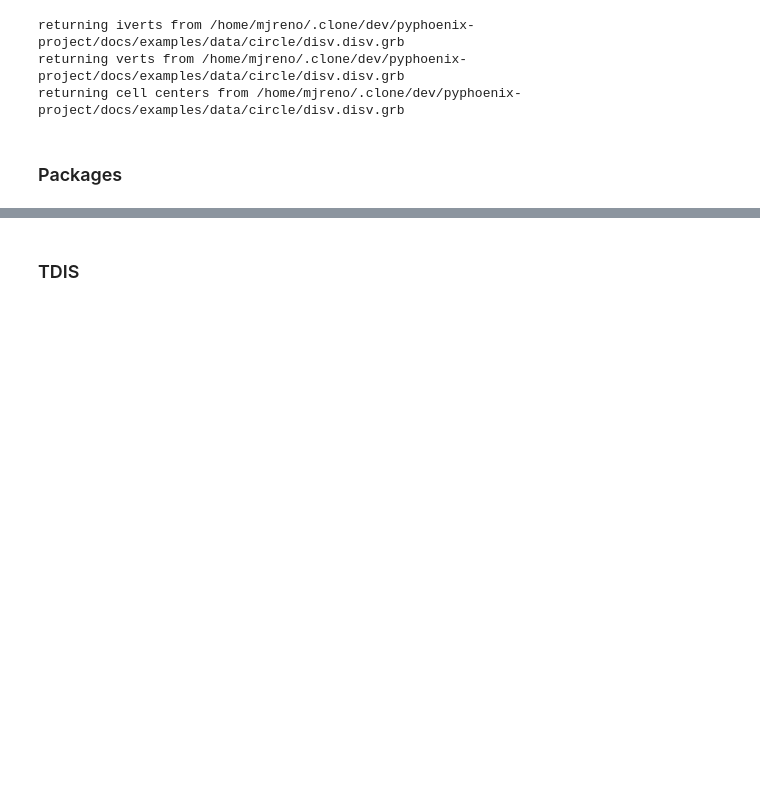
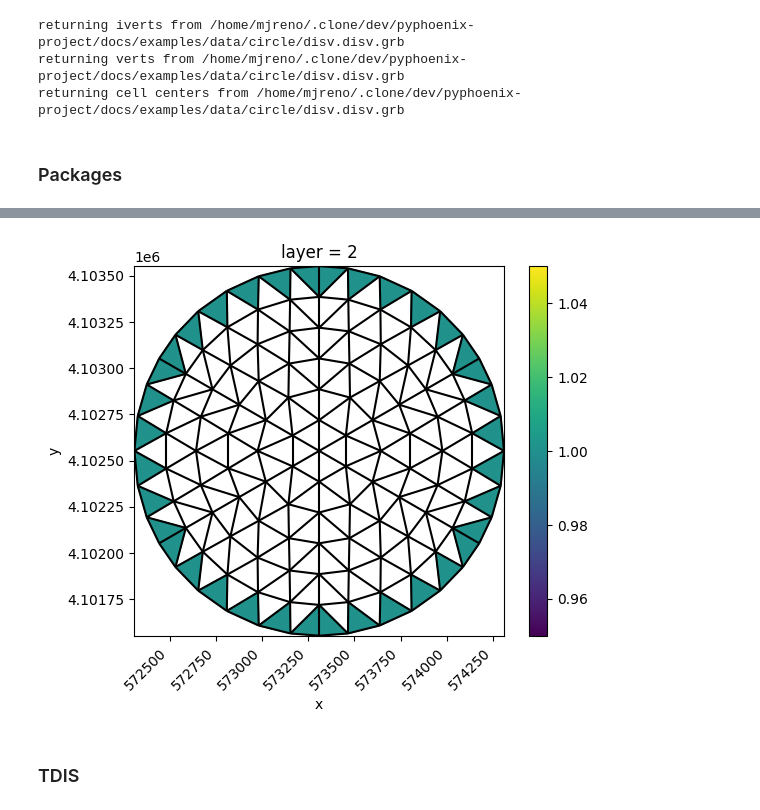
Before and after one commit to mjreno/pyphoenix-project, a Jupyter notebook: docs/examples/circle.ipynb, the cells around one changed output, grey strips where cells are left out. Drawn from its saved outputs; the diff is of its cells as text; code cells hidden in the pictures; blank space fills up the shorter version.

```diff
--- a/docs/examples/circle.ipynb
+++ b/docs/examples/circle.ipynb
@@ -212,12 +220,16 @@ chd = flopy4.mf6.gwf.Chd(
 # %%
 constant_head = xu.full_like(idomain.sel(layer=2), 1.0, dtype=float).where(chd_location)
 fig, ax = plt.subplots()
 constant_head.ugrid.plot(ax=ax)
 xu.plot.line(grid, ax=ax, color="black")
 ax.set_aspect(1)
 ax.set_xticklabels(ax.get_xticklabels(), rotation=45, ha="right")
 plt.savefig(workspace / "chd.png", dpi=1200, bbox_inches="tight")
+if not os.environ.get("PYTEST_CURRENT_TEST"):
+    plt.show()
 plt.close()
+# %% [output]
+[figure, added]
 # %%
 # Recharge: uniform rate applied to every cell in the top layer.
 rch = flopy4.mf6.gwf.Rch(recharge={"*": {(0, j): 0.001 for j in range(ncpl)}}, dims=dims)
```
Also changed, not shown: parts of 7 cells of this notebook, 5 other files.
